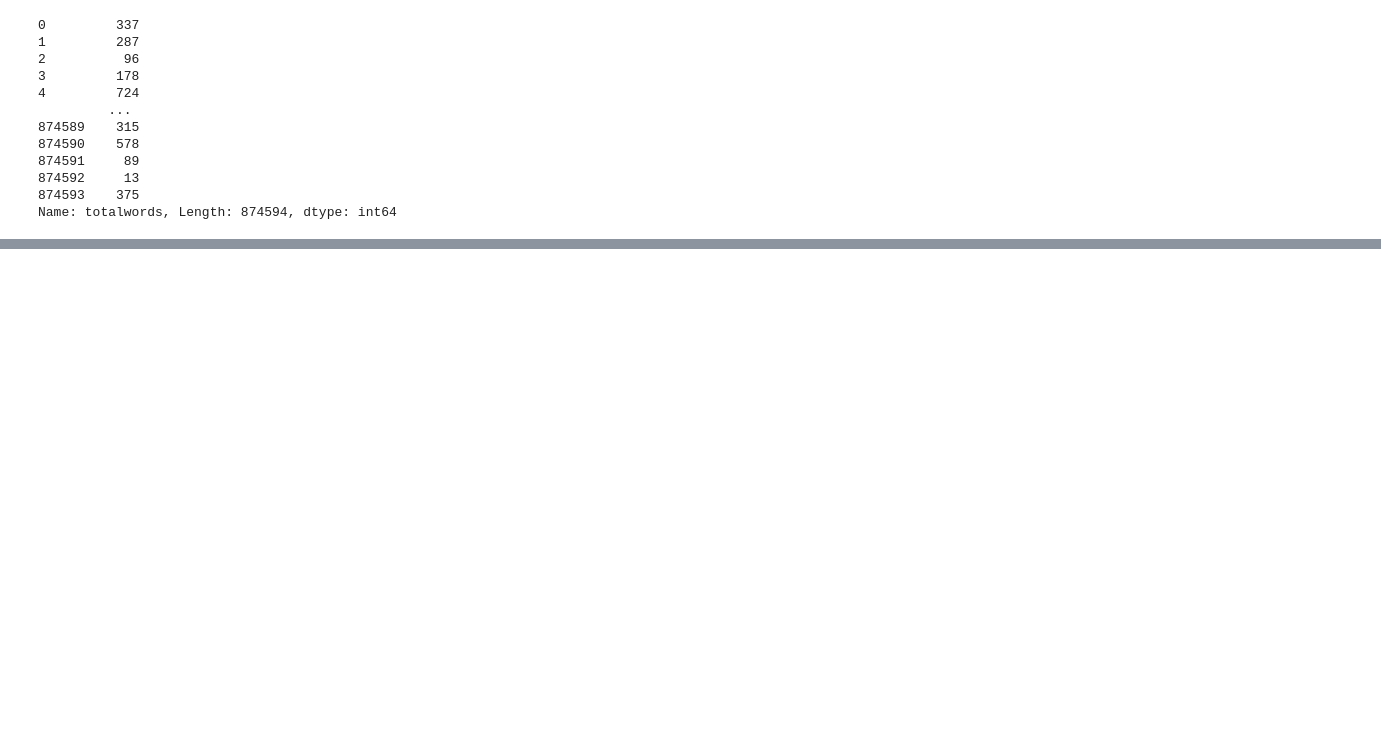
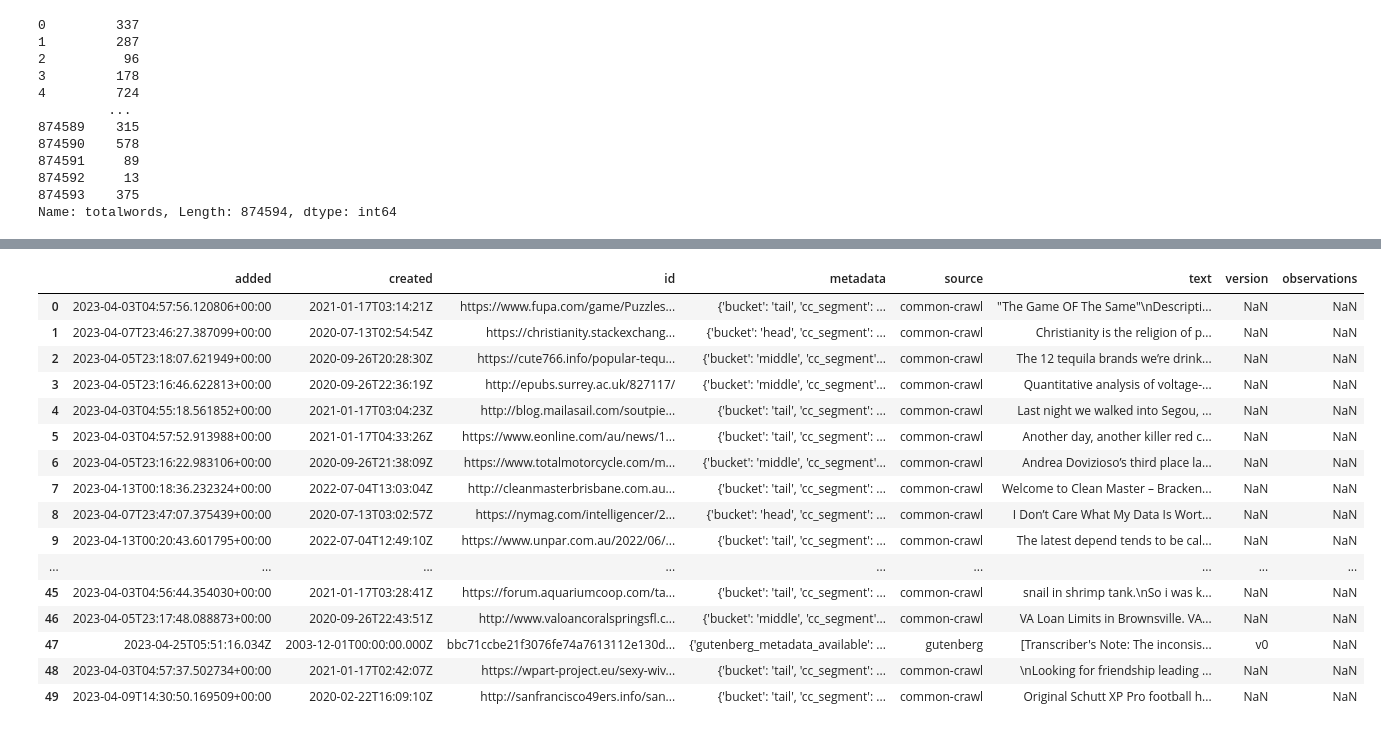
Before and after one commit to KaurInTech/CMPT-419_Assignment_3, a Jupyter notebook: Assignment3.ipynb, the cells around one changed output, grey strips where cells are left out. Cells and saved outputs as stored; diff of their text form; code cells hidden in the pictures; blank space fills up the shorter version.

Commit message:
dolma data added

```diff
--- a/Assignment3.ipynb
+++ b/Assignment3.ipynb
@@ -166,0 +175,21 @@ dataset = load_dataset("allenai/dolma", split="train")
+# %%
+import pandas as pd
+import gzip
+
+# List to store DataFrames
+dfs = []
+
+# Number of rows to read from each file as the files are very long
+num_rows_per_file = 800
+
+# Iterate over file names in the list
+for filename in file_names:
+    # Open the compressed JSON file and read its contents
+    with gzip.open(filename, "rb") as f:
+        # Read the decompressed JSON data into a DataFrame
+        df = pd.read_json(f, lines=True, nrows=num_rows_per_file)
+        # Append the DataFrame to the list
+        dfs.append(df)
+
+# Concatenate all DataFrames into a single DataFrame
+combined_df = pd.concat(dfs, ignore_index=True)
@@ -166,0 +212,32 @@ dataset = load_dataset("allenai/dolma", split="train")
+# %%
+# Sample 50 random observations
+combined_df_sampled = combined_df.sample(n=50, random_state=42)
+
+# Add empty column named "observations"
+combined_df_sampled['observations'] = ''
+
+# Write sampled data to CSV file
+combined_df_sampled.to_csv('dolma_sample.csv', index=False, na_rep='')
+
+# Read CSV file
+dolma_sample = pd.read_csv('dolma_sample.csv')
+
+dolma_sample
+# %% [output]
+|  | added | created | id | metadata | source | text | version | observations |
+| 0 | 2023-04-03T04:57:56.120806+00:00 | 2021-01-17T03:14:21Z | https://www.fupa.com/game/Puzzles... | {'bucket': 'tail', 'cc_segment': ... | common-crawl | "The Game OF The Same"\nDescripti... | NaN | NaN |
+| 1 | 2023-04-07T23:46:27.387099+00:00 | 2020-07-13T02:54:54Z | https://christianity.stackexchang... | {'bucket': 'head', 'cc_segment': ... | common-crawl | Christianity is the religion of p... | NaN | NaN |
+| 2 | 2023-04-05T23:18:07.621949+00:00 | 2020-09-26T20:28:30Z | https://cute766.info/popular-tequ... | {'bucket': 'middle', 'cc_segment'... | common-crawl | The 12 tequila brands we’re drink... | NaN | NaN |
+| 3 | 2023-04-05T23:16:46.622813+00:00 | 2020-09-26T22:36:19Z | http://epubs.surrey.ac.uk/827117/ | {'bucket': 'middle', 'cc_segment'... | common-crawl | Quantitative analysis of voltage-... | NaN | NaN |
+| 4 | 2023-04-03T04:55:18.561852+00:00 | 2021-01-17T03:04:23Z | http://blog.mailasail.com/soutpie... | {'bucket': 'tail', 'cc_segment': ... | common-crawl | Last night we walked into Segou, ... | NaN | NaN |
+| 5 | 2023-04-03T04:57:52.913988+00:00 | 2021-01-17T04:33:26Z | https://www.eonline.com/au/news/1... | {'bucket': 'tail', 'cc_segment': ... | common-crawl | Another day, another killer red c... | NaN | NaN |
+| 6 | 2023-04-05T23:16:22.983106+00:00 | 2020-09-26T21:38:09Z | https://www.totalmotorcycle.com/m... | {'bucket': 'middle', 'cc_segment'... | common-crawl | Andrea Dovizioso’s third place la... | NaN | NaN |
+| 7 | 2023-04-13T00:18:36.232324+00:00 | 2022-07-04T13:03:04Z | http://cleanmasterbrisbane.com.au... | {'bucket': 'tail', 'cc_segment': ... | common-crawl | Welcome to Clean Master – Bracken... | NaN | NaN |
+| 8 | 2023-04-07T23:47:07.375439+00:00 | 2020-07-13T03:02:57Z | https://nymag.com/intelligencer/2... | {'bucket': 'head', 'cc_segment': ... | common-crawl | I Don’t Care What My Data Is Wort... | NaN | NaN |
+| 9 | 2023-04-13T00:20:43.601795+00:00 | 2022-07-04T12:49:10Z | https://www.unpar.com.au/2022/06/... | {'bucket': 'tail', 'cc_segment': ... | common-crawl | The latest depend tends to be cal... | NaN | NaN |
+| ... | ... | ... | ... | ... | ... | ... | ... | ... |
+| 45 | 2023-04-03T04:56:44.354030+00:00 | 2021-01-17T03:28:41Z | https://forum.aquariumcoop.com/ta... | {'bucket': 'tail', 'cc_segment': ... | common-crawl | snail in shrimp tank.\nSo i was k... | NaN | NaN |
+| 46 | 2023-04-05T23:17:48.088873+00:00 | 2020-09-26T22:43:51Z | http://www.valoancoralspringsfl.c... | {'bucket': 'middle', 'cc_segment'... | common-crawl | VA Loan Limits in Brownsville. VA... | NaN | NaN |
+| 47 | 2023-04-25T05:51:16.034Z | 2003-12-01T00:00:00.000Z | bbc71ccbe21f3076fe74a7613112e130d... | {'gutenberg_metadata_available': ... | gutenberg | [Transcriber's Note: The inconsis... | v0 | NaN |
+| 48 | 2023-04-03T04:57:37.502734+00:00 | 2021-01-17T02:42:07Z | https://wpart-project.eu/sexy-wiv... | {'bucket': 'tail', 'cc_segment': ... | common-crawl | \nLooking for friendship leading ... | NaN | NaN |
+| 49 | 2023-04-09T14:30:50.169509+00:00 | 2020-02-22T16:09:10Z | http://sanfrancisco49ers.info/san... | {'bucket': 'tail', 'cc_segment': ... | common-crawl | Original Schutt XP Pro football h... | NaN | NaN |
```
Also changed, not shown: parts of 10 cells of this notebook, 2 other files.
